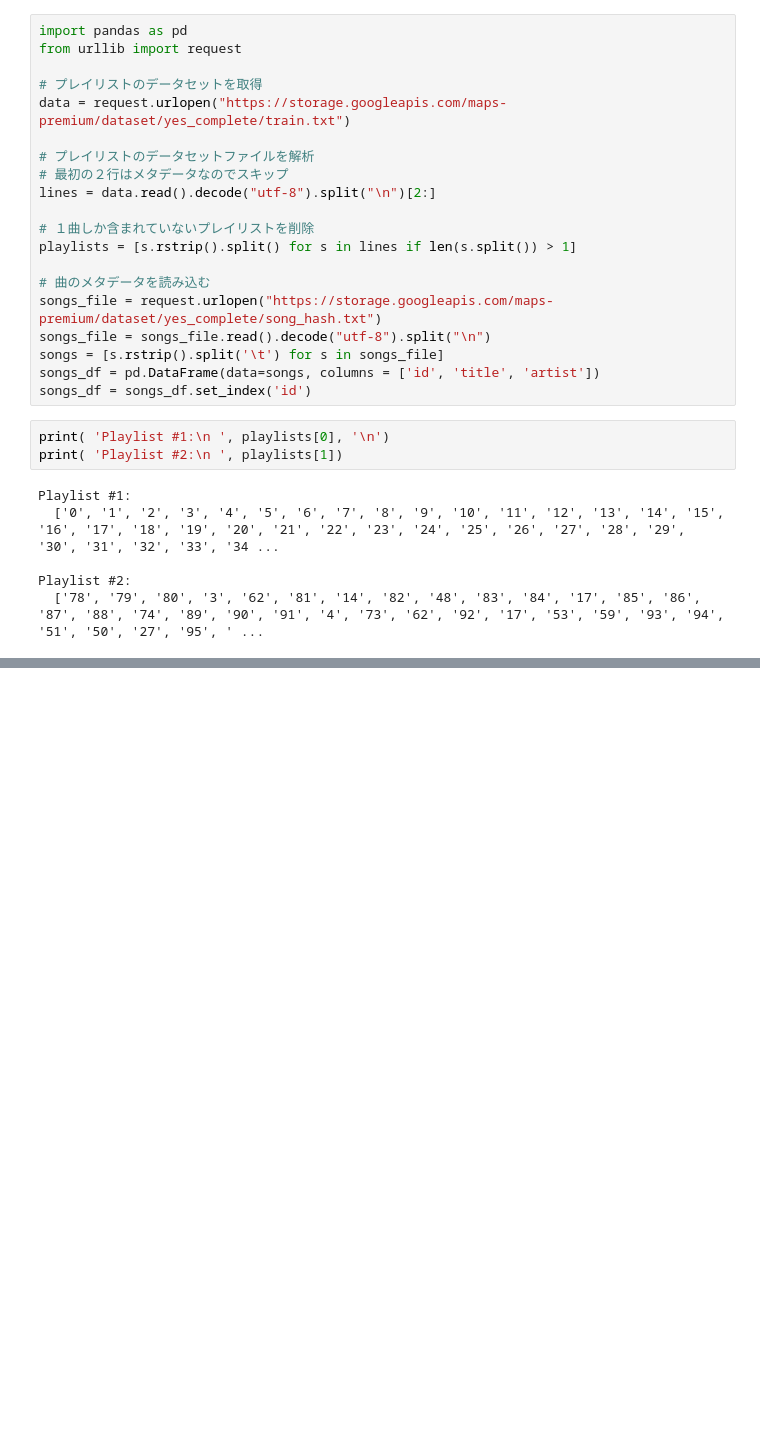
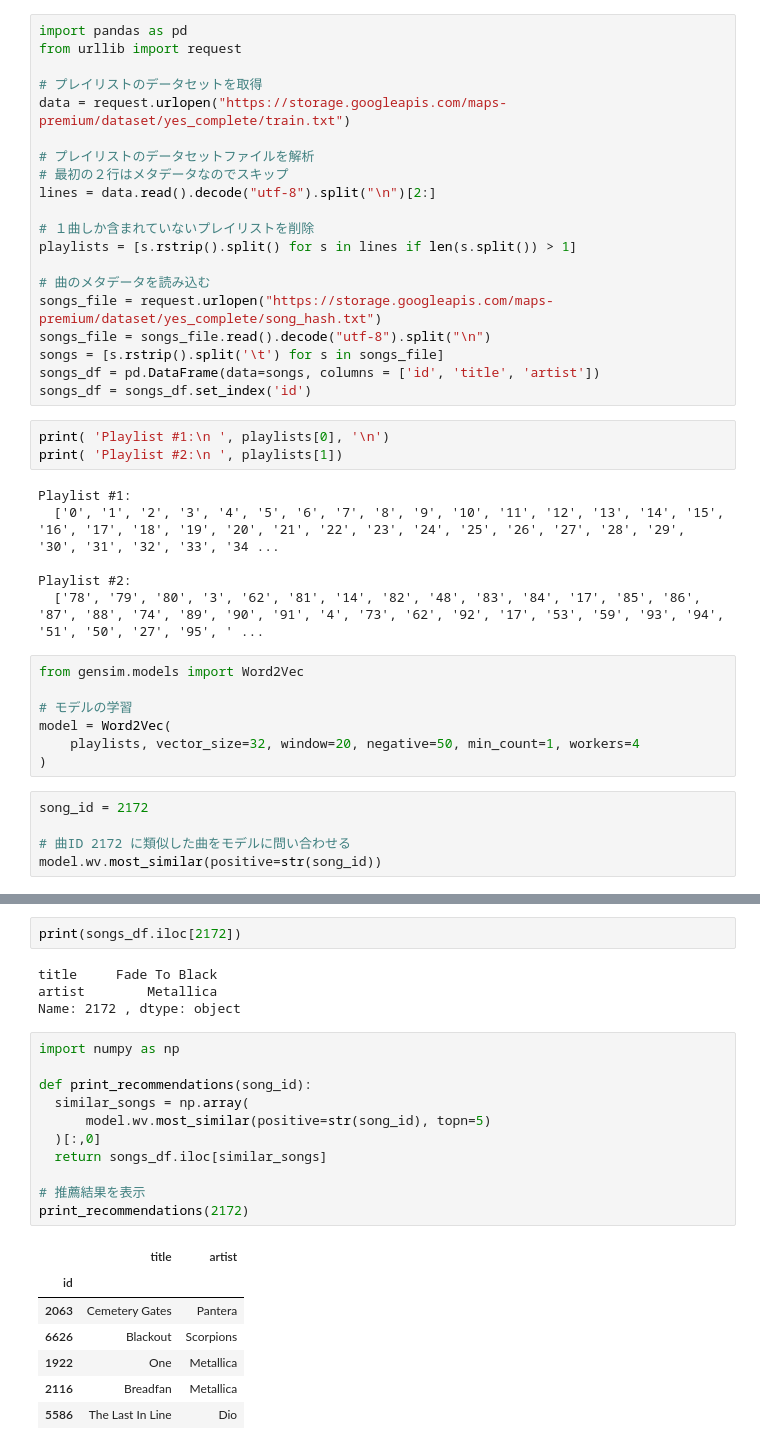
Before and after one commit to shown5/HandsOnLLM, a Jupyter notebook: chap2_execute_tokenizer.ipynb, the cells around one changed output, grey strips where cells are left out. Cells and saved outputs as stored; diff of their text form; blank space fills up the shorter version.

```diff
--- a/chap2_execute_tokenizer.ipynb
+++ b/chap2_execute_tokenizer.ipynb
@@ -286,3 +286,15 @@ Playlist #1:
 
 Playlist #2:
   ['78', '79', '80', '3', '62', '81', '14', '82', '48', '83', '84', '17', '85', '86', '87', '88', '74', '89', '90', '91', '4', '73', '62', '92', '17', '53', '59', '93', '94', '51', '50', '27', '95', ' ...
+# %%
+from gensim.models import Word2Vec
+
+# モデルの学習
+model = Word2Vec(
+    playlists, vector_size=32, window=20, negative=50, min_count=1, workers=4
+)
+# %%
+song_id = 2172
+
+# 曲ID 2172 に類似した曲をモデルに問い合わせる
+model.wv.most_similar(positive=str(song_id))
@@ -288,0 +312,25 @@ Playlist #2:
+# %%
+print(songs_df.iloc[2172])
+# %% [output]
+title     Fade To Black
+artist        Metallica
+Name: 2172 , dtype: object
+# %%
+import numpy as np
+
+def print_recommendations(song_id):
+  similar_songs = np.array(
+      model.wv.most_similar(positive=str(song_id), topn=5)
+  )[:,0]
+  return songs_df.iloc[similar_songs]
+
+# 推薦結果を表示
+print_recommendations(2172)
+# %% [output]
+|  | title | artist |
+| id |  |  |
+| 2063 | Cemetery Gates | Pantera |
+| 6626 | Blackout | Scorpions |
+| 1922 | One | Metallica |
+| 2116 | Breadfan | Metallica |
+| 5586 | The Last In Line | Dio |
```
Also changed, not shown: parts of 2 cells of this notebook.
